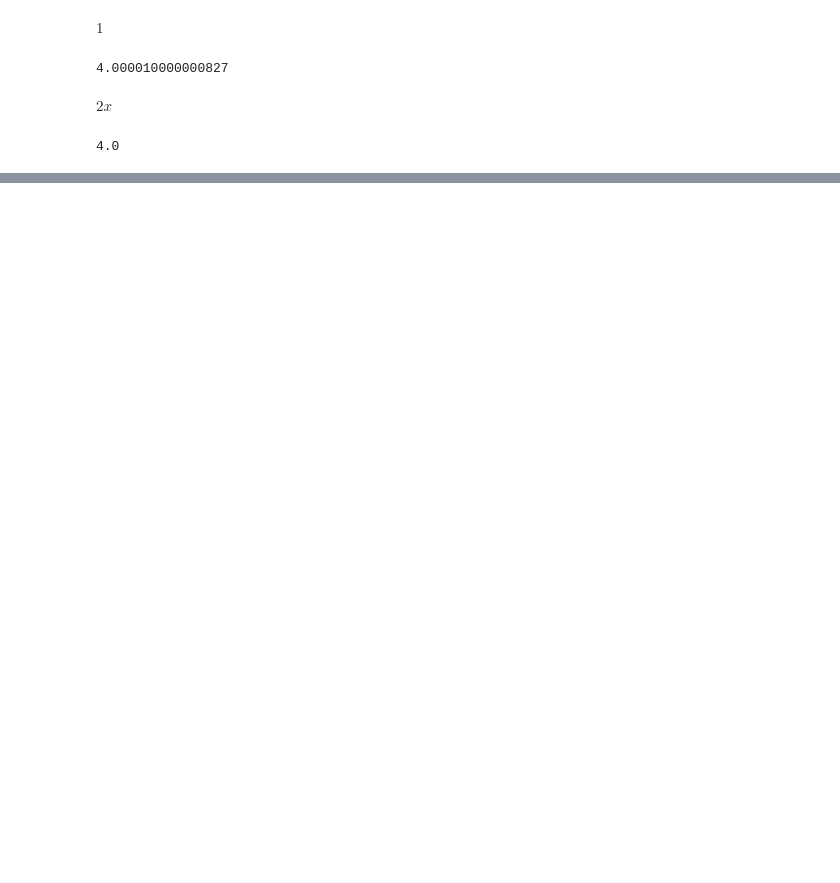
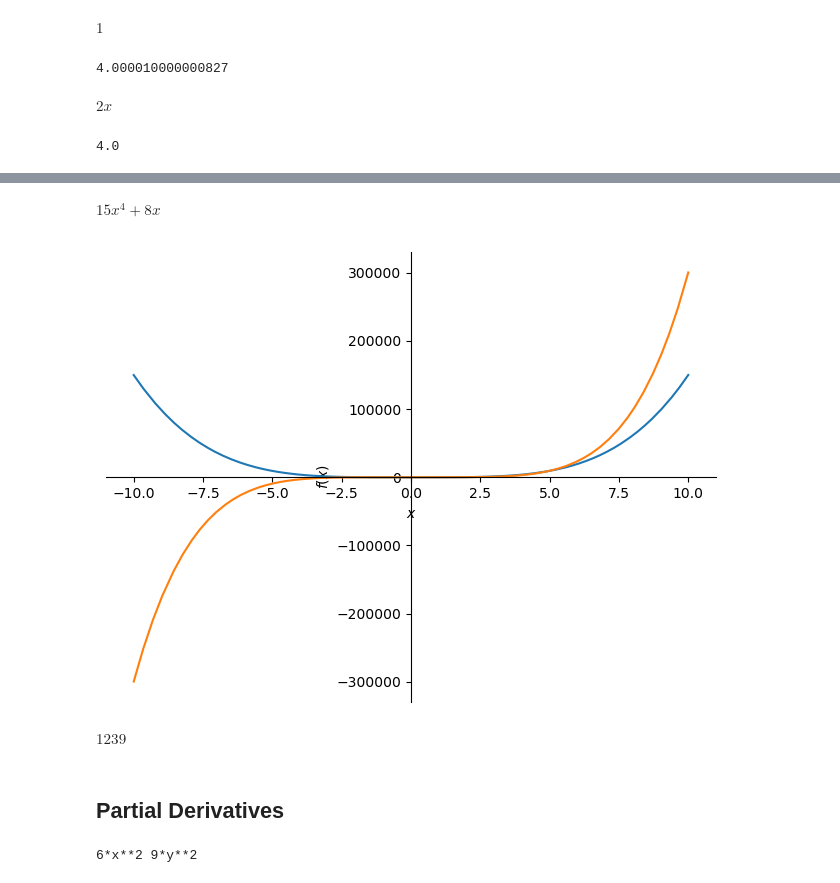
Before and after one commit to Ismael-Haque/MathForDataScience, a Jupyter notebook: Basic Math and Calculus.ipynb, the cells around one changed output, grey strips where cells are left out. Cells and saved outputs as stored; diff of their text form; code cells hidden in the pictures; blank space fills up the shorter version.

```diff
--- a/Basic Math and Calculus.ipynb
+++ b/Basic Math and Calculus.ipynb
@@ -171,0 +179,28 @@ $\displaystyle 4$
+# %%
+x = symbols('x')
+f = 3*x**5 + 4*x**2 + 20
+ddx_f = diff(f)
+ddx_f
+# %% [output]
+$\displaystyle 15 x^{4} + 8 x$
+# %%
+p1 = plot(ddx_f, show=False)
+p2 = plot(f, show=False)
+p1.extend(p2)
+p1.show()
+# %% [output]
+[figure, added]
+# %%
+ddx_f.subs(x,3)
+# %% [output]
+$\displaystyle 1239$
+# %% [markdown]
+## Partial Derivatives
+# %%
+x,y = symbols('x y')
+f = 2*x**3 + 3*y**3
+ddx_f = diff(f, x)
+ddy_f = diff(f, y)
+print(ddx_f, ddy_f)
+# %% [output]
+6*x**2 9*y**2
```
Also changed, not shown: parts of 21 cells of this notebook.
